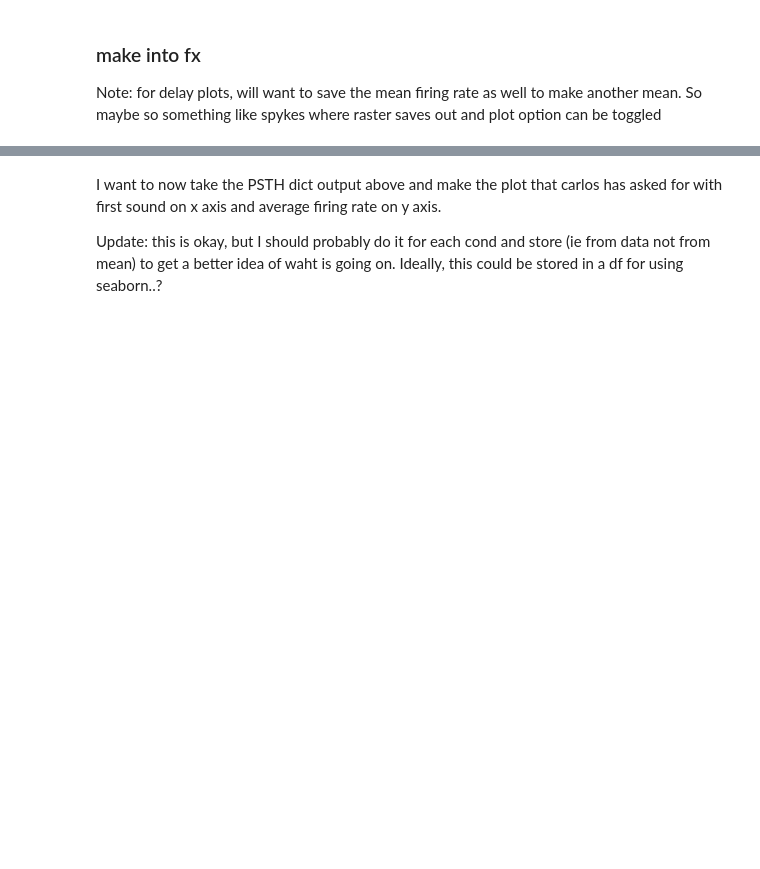
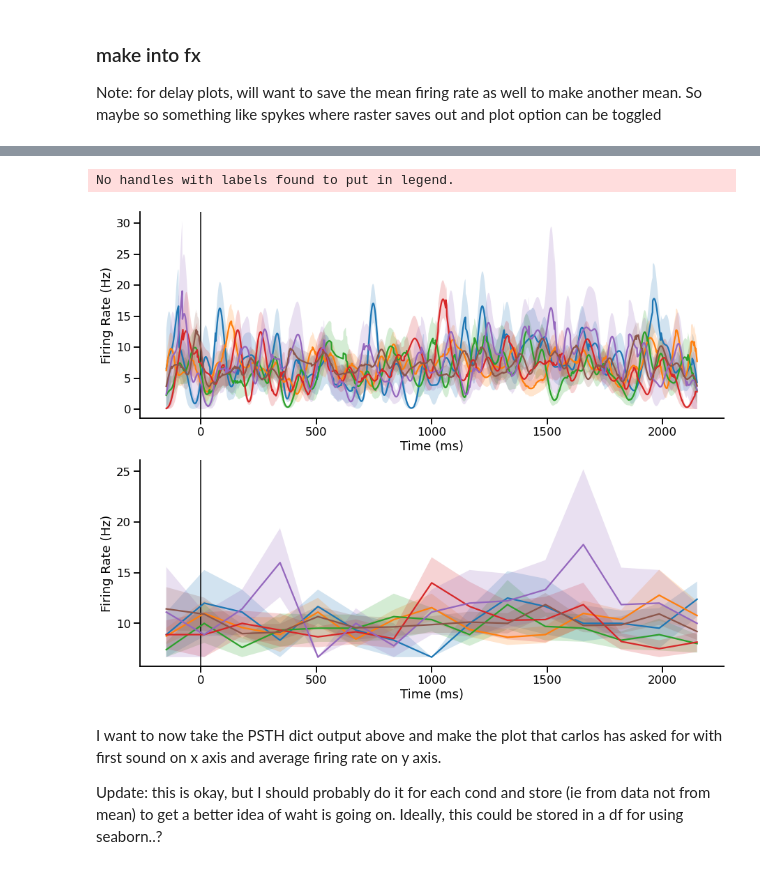
Before and after one commit to Brody-Lab/jbreda_PWM_mPFC_analysis, a Jupyter notebook: event_centering.ipynb, the cells around one changed output, grey strips where cells are left out. Saved outputs shown, nothing was run; the diff lists cells and outputs as text; code cells hidden in the pictures; blank space fills up the shorter version.

Commit message:
plot function made, need to fix legend eventually

```diff
--- a/event_centering.ipynb
+++ b/event_centering.ipynb
@@ -279,3 +121,16 @@ ax.set_ylim([y_min, y_max])
+# %%
+n = 1
+b = PSTH_boxcar(sess_aligned[n], align_windows, 'delay2s', beh_df_2s, conditions='first_sound', bin_size=0.150)
+
+g = PSTH_gaussain(sess_aligned[n], align_windows, 'delay2s', beh_df_2s, conditions='first_sound', x=x, mu=mu, sigma=sigma )
+
+fig, ax = plt.subplots(2, 1, figsize = (15, 12))
+
+plot_psth(g,axis=ax[0], legend=True)
+plot_psth(b,axis=ax[1])
+# %% [output]
+No handles with labels found to put in legend.
+[figure, added]
 # %% [markdown]
 I want to now take the PSTH dict output above and make the plot that carlos has asked for with first sound on x axis and average firing rate on y axis.
 
```
Also changed, not shown: parts of 11 cells of this notebook, 1 other file.
